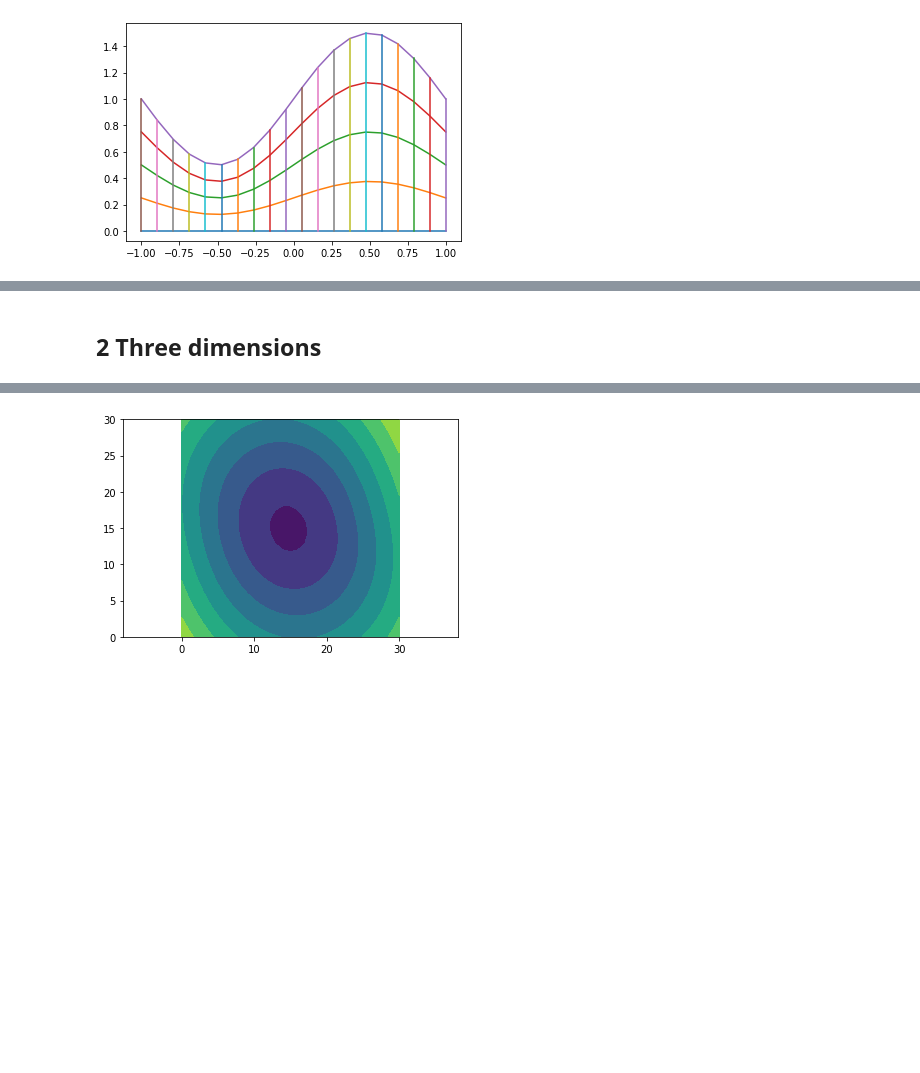
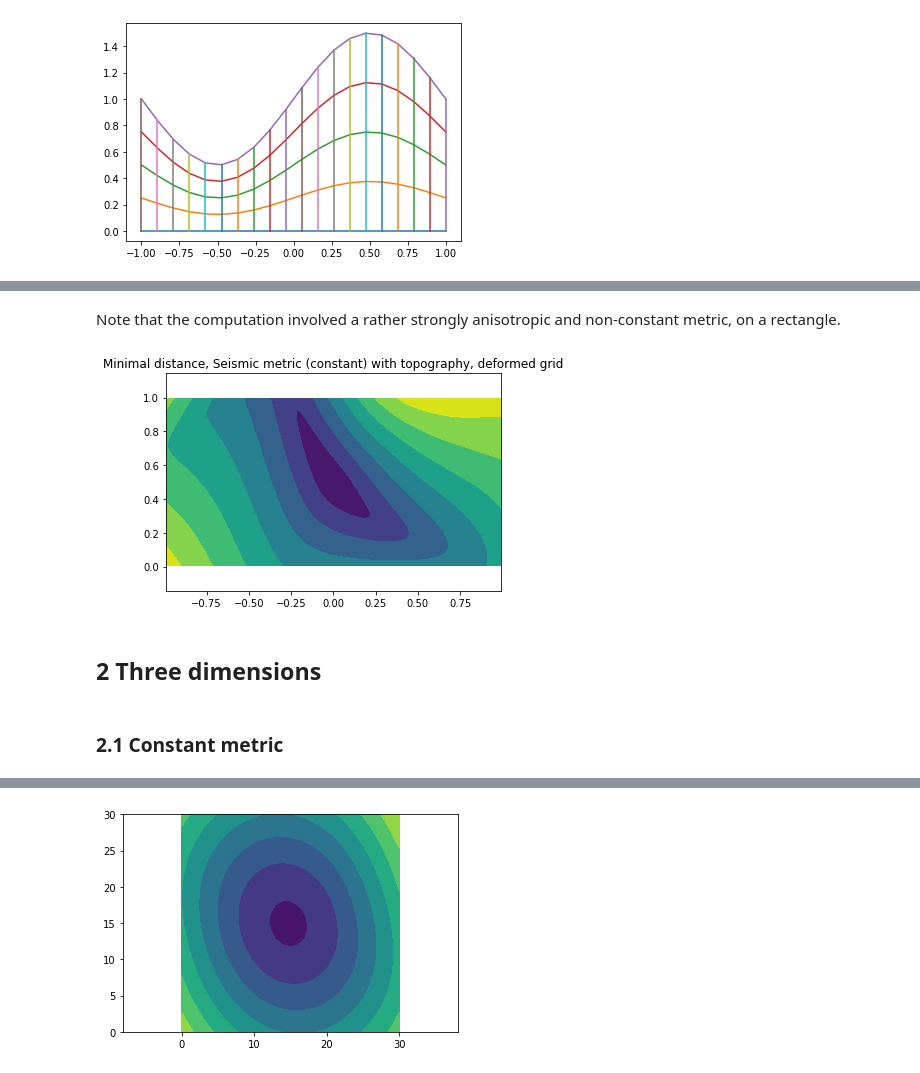
Before and after one commit to gbonnet1/AdaptiveGridDiscretizations, a Jupyter notebook: Notebooks_FMM/InPreparation/TTI.ipynb, the cells around one changed output, grey strips where cells are left out. Saved outputs shown, nothing was run; the diff lists cells and outputs as text; code cells hidden in the pictures; blank space fills up the shorter version.

```diff
--- a/Notebooks_FMM/InPreparation/TTI.ipynb
+++ b/Notebooks_FMM/InPreparation/TTI.ipynb
@@ -197,5 +239,14 @@ AssertionError:
+# %% [markdown]
+Note that the computation involved a rather strongly anisotropic and non-constant metric, on a rectangle.
+# %%
+plt.title('Minimal distance, Seismic metric (constant) with topography, deformed grid'); plt.axis('equal')
+plt.contourf(*X0,hfmOut['values']);
+# %% [output]
+[figure, added]
 # %% [markdown]
 ## 2 Three dimensions
+# %% [markdown]
+### 2.1 Constant metric
 # %%
 hfmIn_Constant = Eikonal.dictIn({
     'model':'TTI3',
```
Also changed, not shown: parts of 20 cells of this notebook, 5 other files.
